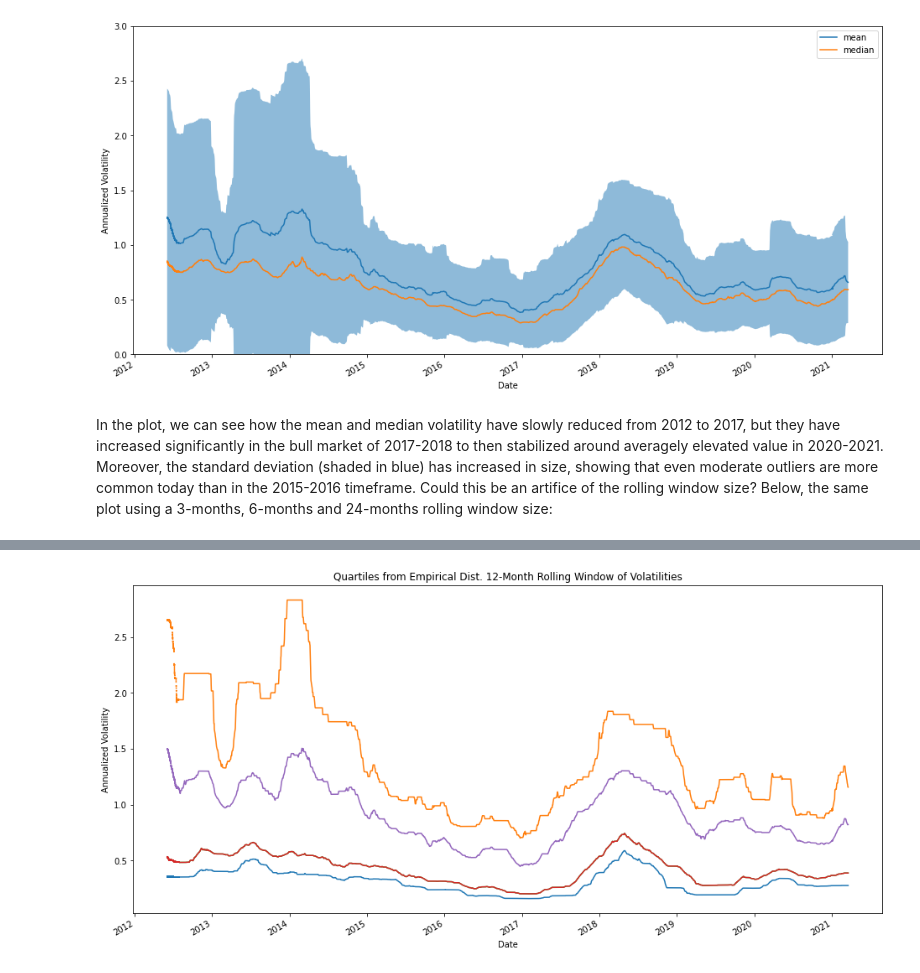
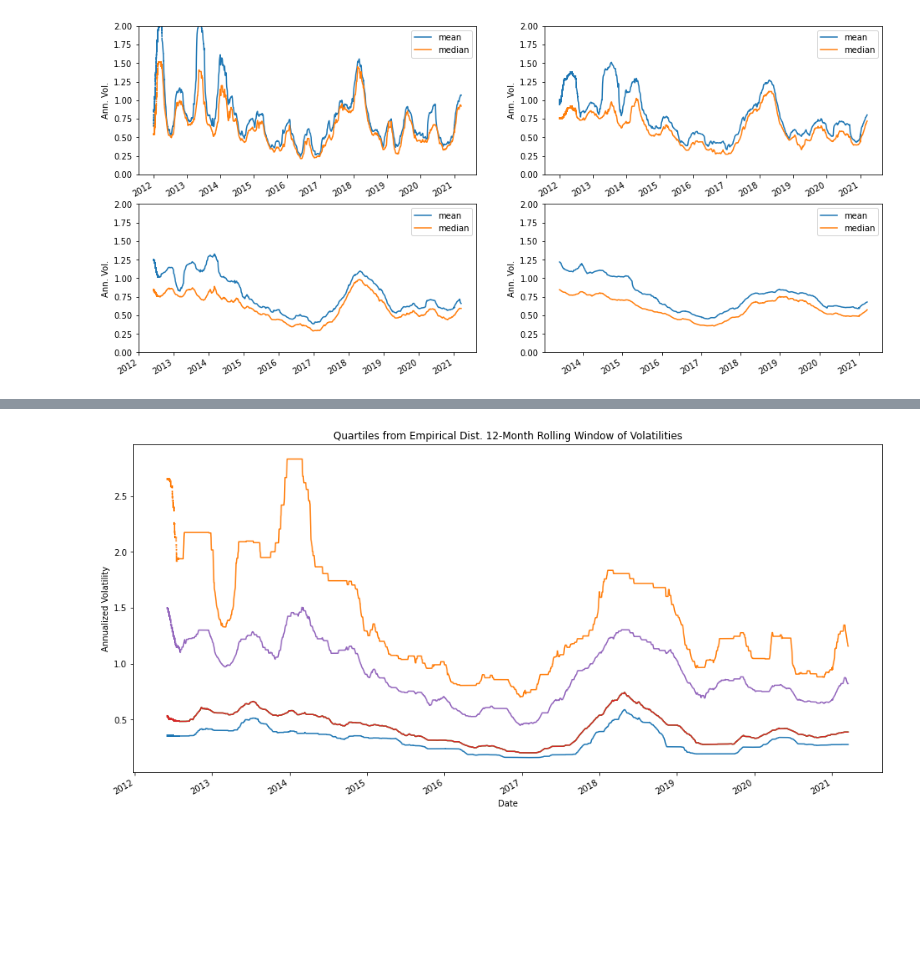
Before and after one commit to marcogiglio/digital_garden, a Jupyter notebook: _sources/bitcoin_realized_volatility.ipynb, the cells around one changed output, grey strips where cells are left out. Cells and saved outputs as stored; diff of their text form; code cells hidden in the pictures; blank space fills up the shorter version.

```diff
--- a/_sources/bitcoin_realized_volatility.ipynb
+++ b/_sources/bitcoin_realized_volatility.ipynb
@@ -94,18 +154,23 @@ How can we extract more information from the data? Since we have pricing data wi
 # %%
 # Compute the mean and the std of the data over a rolling 3, 6, 12, 24-months windows
-window_size = 12*30*24
-mean = df['volatilities'].rolling(window=window_size).mean()
-median = df['volatilities'].rolling(window=window_size).median()
-std = df['volatilities'].rolling(window=window_size).std()
-df = df.assign(mean=mean.values)
-df = df.assign(median=median.values)
-df = df.assign(std=std.values)
+cmap = cm.get_cmap('Set2')
+fig, axes = plt.subplots(nrows=2, ncols=2)
+window_sizes = [3*30*24, 6*30*24, 12*30*24, 24*30*24]
+for i, window_size in enumerate(window_sizes):
+    mean = df['volatilities'].rolling(window=window_size).mean()
+    median = df['volatilities'].rolling(window=window_size).median()
+    std = df['volatilities'].rolling(window=window_size).std()
+    df = df.assign(mean=mean.values)
+    df = df.assign(median=median.values)
+    df = df.assign(std=std.values)
+    j = 1 if i > 1 else 0
+    df.plot(ax=axes[j, i%2], x='timestamp', y=['mean','median'],ylabel='Ann. Vol.')
+
+for i, ax in enumerate(axes.flat):
+    ax.set(ylim=(0,2))
+    ax.set(xlabel=None)
+
+
+plt.savefig('rolling_subplot.png', dpi=300)
+# %% [output]
+[figure, added]
-# %%
-df.plot(x='timestamp', y=['mean','median'],ylabel='Annualized Volatility', xlabel='Date')
-plt.ylim(0, 3)
-plt.fill_between(df['timestamp'], mean-std, mean+std, alpha = 0.5)
-plt.savefig('rolling.png', dpi=300)
-# %% [output]
-[figure, removed]
-# %% [markdown]
-In the plot, we can see how the mean and median volatility have slowly reduced from 2012 to 2017, but they have increased significantly in the bull market of 2017-2018 to then stabilized around averagely elevated value in 2020-2021. Moreover, the standard deviation (shaded in blue) has increased in size, showing that even moderate outliers are more common today than in the 2015-2016 timeframe. Could this be an artifice of the rolling window size? Below, the same plot using a 3-months, 6-months and 24-months rolling window size:
```
Also changed, not shown: parts of 11 cells of this notebook, 10 other files.
